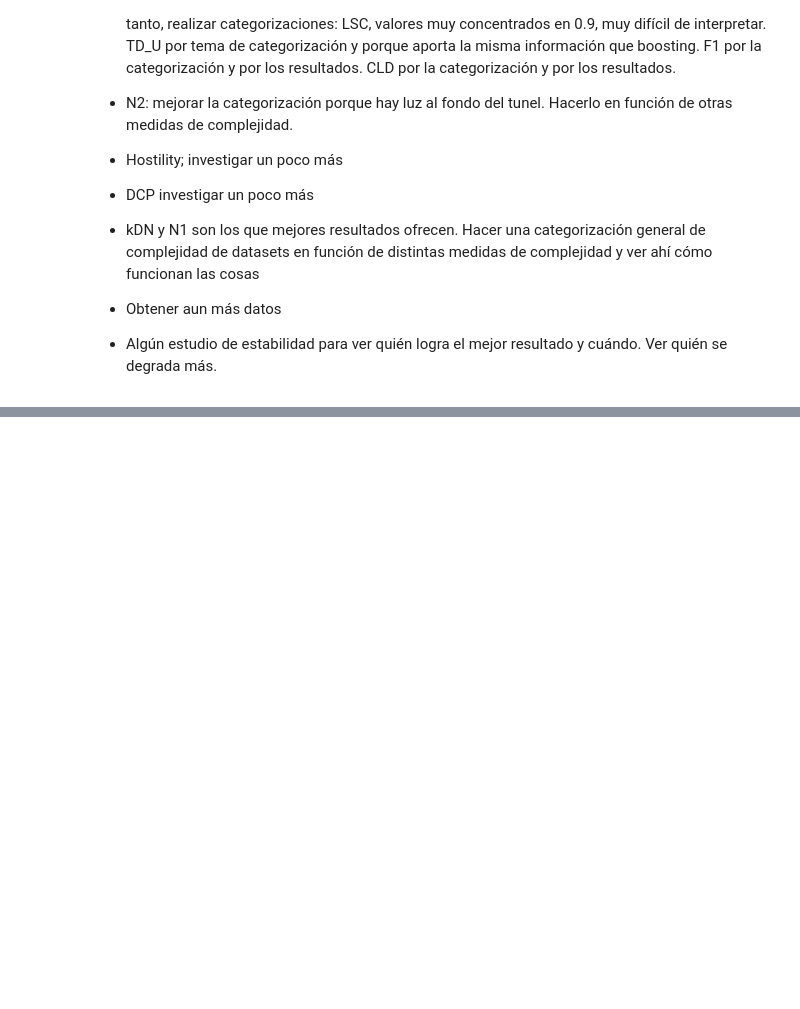
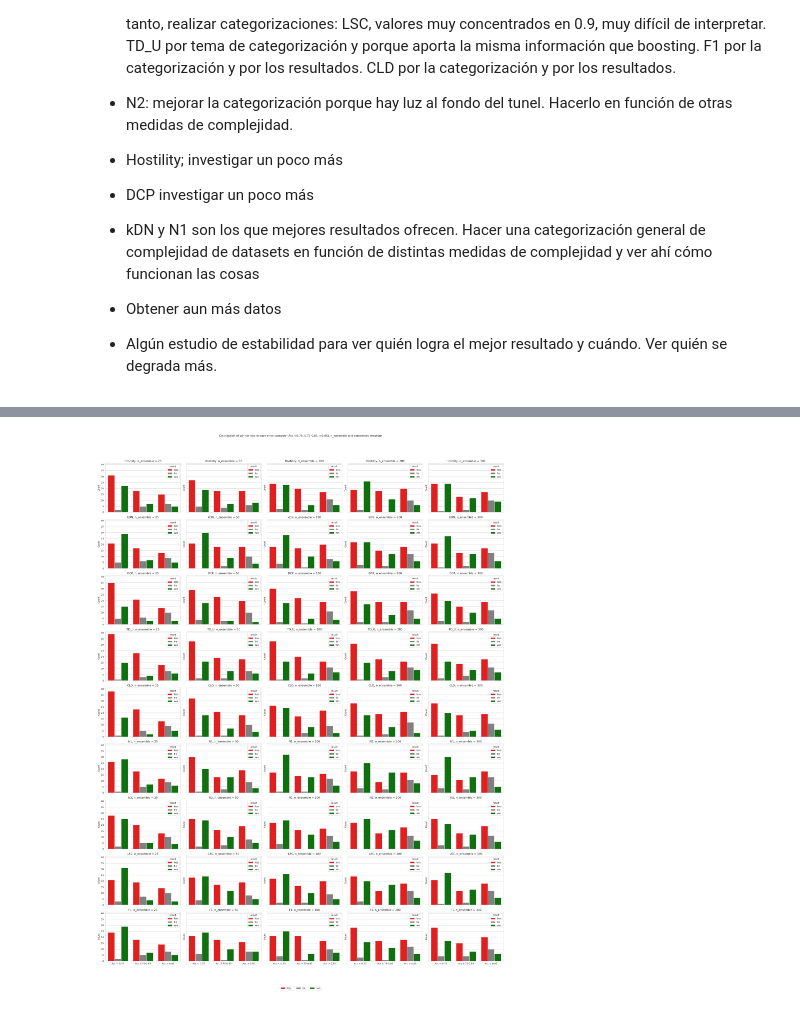
Before and after one commit to carmenlancho/EnsemblesComplexity, a Jupyter notebook: Notebooks/Analysis_GB_LevelOfComplexity.ipynb, the cells around one changed output, grey strips where cells are left out. Drawn from its saved outputs; the diff is of its cells as text; code cells hidden in the pictures; blank space fills up the shorter version.

Commit message:
análisis dificultad en función de Classi GB

```diff
--- a/Notebooks/Analysis_GB_LevelOfComplexity.ipynb
+++ b/Notebooks/Analysis_GB_LevelOfComplexity.ipynb
@@ -1329,7 +1347,7 @@ orden = ['win', 'tie', 'loss']  # Orden fijo de categorías
 for i, compl_measure in enumerate(list_CM):
     for j, n in enumerate(n_ensemble_values):
         # Filtrar los datos para la medida de complejidad y n_ensemble específicos
-        subset = results_df[(results_df['n_ensemble'] == n) & (results_df['compl_measure'] == compl_measure)]
+        subset = results_df_sw_hard[(results_df_sw_hard['n_ensemble'] == n) & (results_df_sw_hard['compl_measure'] == compl_measure)]
 
         # Crear el boxplot
         sns.boxplot(data=subset, x='result', y='complexity_value', ax=axes[i, j], palette=paleta, order=orden)
@@ -1378,0 +1514,9 @@ Cuando el conjunto de datos es difícil, es mejor darle más peso a lo fácil. C
+# %%
+# Calcular la distribución de 'result' por categoría, n_ensemble y compl_measure
+distribution = (
+    results_df
+    .groupby(['classic_category', 'n_ensemble', 'compl_measure', 'result'])
+    .size()
+    .reset_index(name='count')  # Contar las ocurrencias
+)
+distribution
@@ -1378,0 +1537,9 @@ Cuando el conjunto de datos es difícil, es mejor darle más peso a lo fácil. C
+# %%
+# Calcular proporciones dentro de cada grupo
+distribution['proportion'] = (
+    distribution['count'] /
+    distribution.groupby(['classic_category', 'n_ensemble', 'compl_measure'])['count'].transform('sum')
+)
+
+# Mostrar la tabla de resultados
+print(distribution)
@@ -1378,0 +1561,42 @@ Cuando el conjunto de datos es difícil, es mejor darle más peso a lo fácil. C
+# %%
+n_rows = len(results_df['compl_measure'].unique())
+list_n_ensembles = list([25,50,100,200,300])
+n_cols = len(list_n_ensembles)
+fig, axes = plt.subplots(n_rows, n_cols, figsize=(5 * n_cols, 4 * n_rows), sharex=True, sharey=True)
+fig.suptitle("Distribution of win-tie-loss in each error category (Acc <0.75, 0.75-0.85, >0.85), n_ensemble and complexity measure")
+
+# Gráfico para cada combinación de compl_measure y n_ensemble
+for i, compl_measure in enumerate(results_df['compl_measure'].unique()):
+    for j, n_ensemble in enumerate(list_n_ensembles):
+        # Filtrar datos para el gráfico actual
+        subset = distribution[
+            (distribution['compl_measure'] == compl_measure) &
+            (distribution['n_ensemble'] == n_ensemble)
+        ]
+
+        if subset.empty:
+            continue  # Saltar combinaciones sin datos
+
+        # Gráfico de barras apiladas
+        ax = axes[i, j] if n_rows > 1 else axes[j]  # Ajuste si hay una sola fila de gráficos
+        sns.barplot(
+            data=subset,
+            x='classic_category',
+            y='count',
+            hue='result',
+            ax=ax,
+            palette={'win': 'green', 'tie': 'grey', 'loss': 'red'},
+            order=labels
+        )
+        ax.set_title(f'{compl_measure}, n_ensemble = {n_ensemble}')
+        ax.set_xlabel('')
+        ax.set_ylabel('Count')
+
+# Ajustar la leyenda y el diseño
+handles, labels = ax.get_legend_handles_labels()
+fig.legend(handles, labels, loc='upper center', ncol=3, bbox_to_anchor=(0.5, 0.05))
+fig.tight_layout(rect=[0, 0.08, 1, 0.95])
+
+plt.show()
+# %% [output]
+[figure, added]
```
Also changed, not shown: parts of 24 cells of this notebook.
